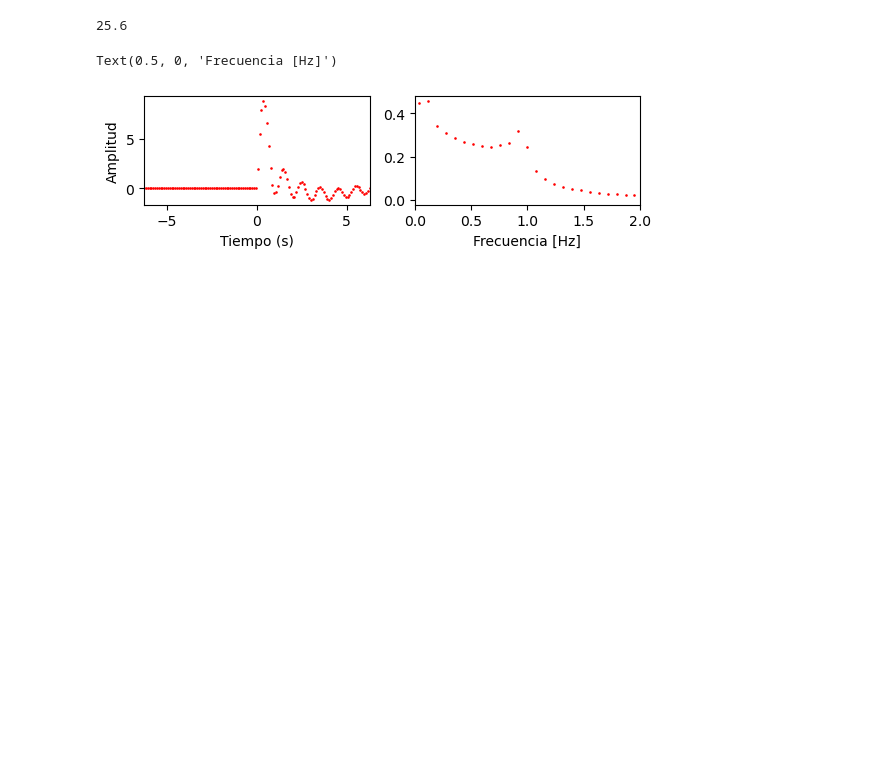
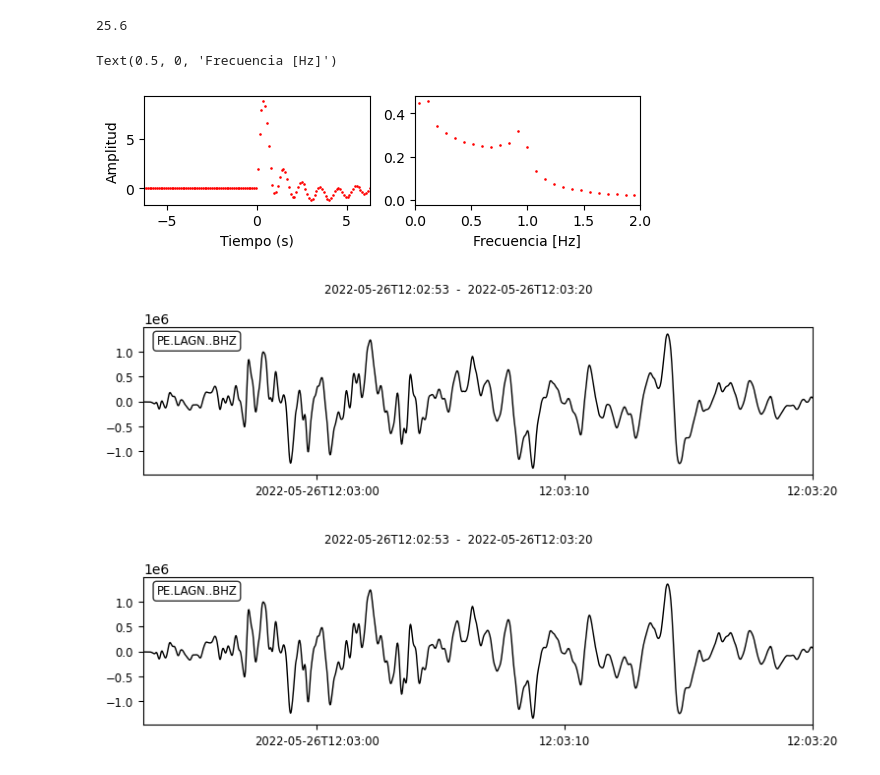
Before and after one commit to hugosanrocks/fmf_tuto_igp, a Jupyter notebook: Course_IGP_2023/FFT.ipynb, the cells around one changed output. Saved outputs shown, nothing was run; the diff lists cells and outputs as text; code cells hidden in the pictures; blank space fills up the shorter version.

```diff
--- a/Course_IGP_2023/FFT.ipynb
+++ b/Course_IGP_2023/FFT.ipynb
@@ -369,3 +369,15 @@ ax1.set_xlabel('Frecuencia [Hz]')
 # %% [output]
 Text(0.5, 0, 'Frecuencia [Hz]')
 [figure]
+# %%
+import obspy as obs
+from obspy import UTCDateTime
+s = obs.read('PE.LAGN..BHZ.D.2022.146')
+
+
+t1 = UTCDateTime("2022-05-26T12:02:53.000")
+t2 = UTCDateTime("2022-05-26T12:05:20.000")
+s.plot(starttime=t1, endtime=t2)
+# %% [output]
+[figure, added]
+[figure, added]
```
